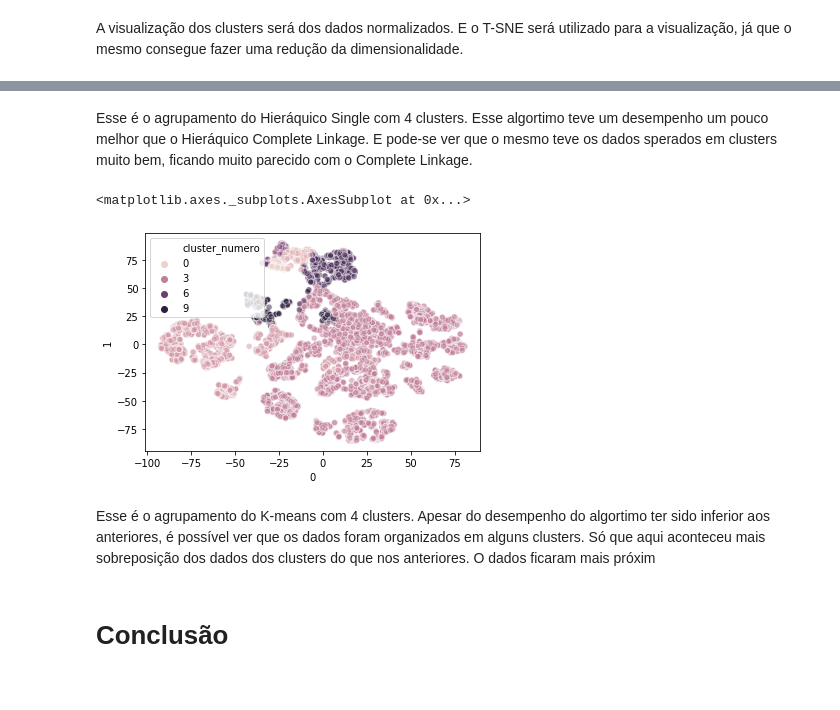
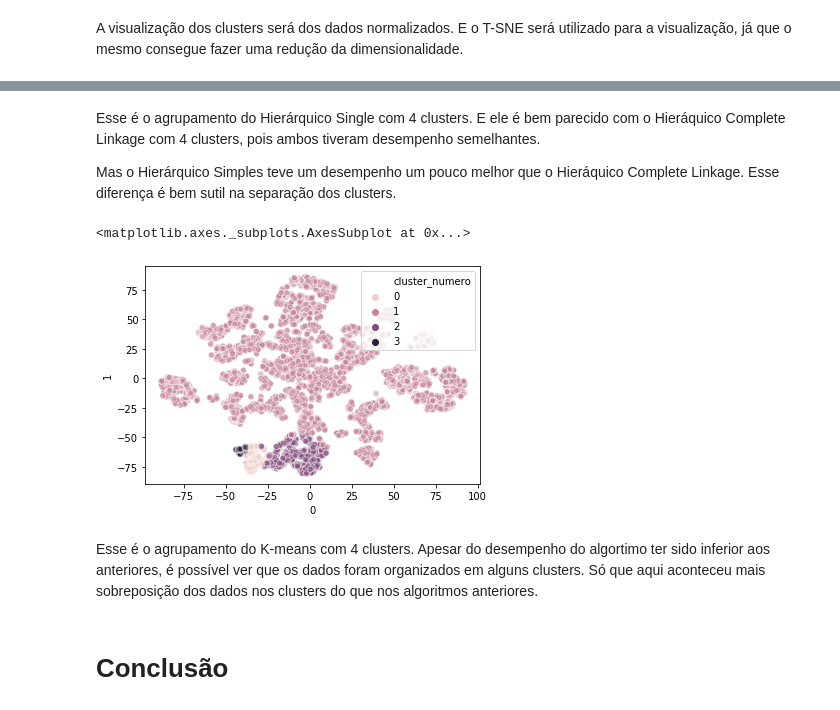
Before and after one commit to LuyzaDomingos/IA, a Jupyter notebook: Clusterizacao/questao3.ipynb, the cells around one changed output, grey strips where cells are left out. Drawn from its saved outputs; the diff is of its cells as text; code cells hidden in the pictures.

```diff
--- a/Clusterizacao/questao3.ipynb
+++ b/Clusterizacao/questao3.ipynb
@@ -449,11 +442,13 @@ sns.scatterplot(x = tsne_df[0], y = tsne_df[1],hue = labelsnor_hiesimples[0]['cl
-# %% [markdown]
-Esse é o agrupamento do Hieráquico Single com 4 clusters. Esse algortimo teve um desempenho um pouco melhor que o Hieráquico Complete Linkage. E pode-se ver que o mesmo teve os dados sperados em clusters muito bem, ficando muito parecido com o Complete Linkage.
+# %% [markdown]
+Esse é o agrupamento do Hierárquico Single com 4 clusters. E ele é bem parecido com o Hieráquico Complete Linkage com 4 clusters, pois ambos tiveram desempenho semelhantes.
+
+Mas o Hierárquico Simples teve um desempenho um pouco melhor que o Hieráquico Complete Linkage. Esse diferença é bem sutil na separação dos clusters.
 # %%
-sns.scatterplot(x = tsne_df[0], y = tsne_df[1],hue = labelnor_kmeans[1]['cluster_numero'], legend = 'brief',  alpha = 0.5)
+sns.scatterplot(x = tsne_df[0], y = tsne_df[1],hue = labelnor_kmeans[0]['cluster_numero'], legend = 'brief',  alpha = 0.5)
 # %% [output]
 <matplotlib.axes._subplots.AxesSubplot at 0x...>
-[figure, old version]
+[figure, new version]
 # %% [markdown]
-Esse é o agrupamento do K-means com 4 clusters. Apesar do desempenho do algortimo ter sido inferior aos anteriores, é possível ver que os dados foram organizados em alguns clusters. Só que aqui aconteceu mais sobreposição dos dados dos clusters do que nos anteriores. O dados ficaram mais próxim
+Esse é o agrupamento do K-means com 4 clusters. Apesar do desempenho do algortimo ter sido inferior aos anteriores, é possível ver que os dados foram organizados em alguns clusters. Só que aqui aconteceu mais sobreposição dos dados nos clusters do que nos algoritmos anteriores.
 # %% [markdown]
 # Conclusão
```
Also changed, not shown: parts of 22 cells of this notebook.
